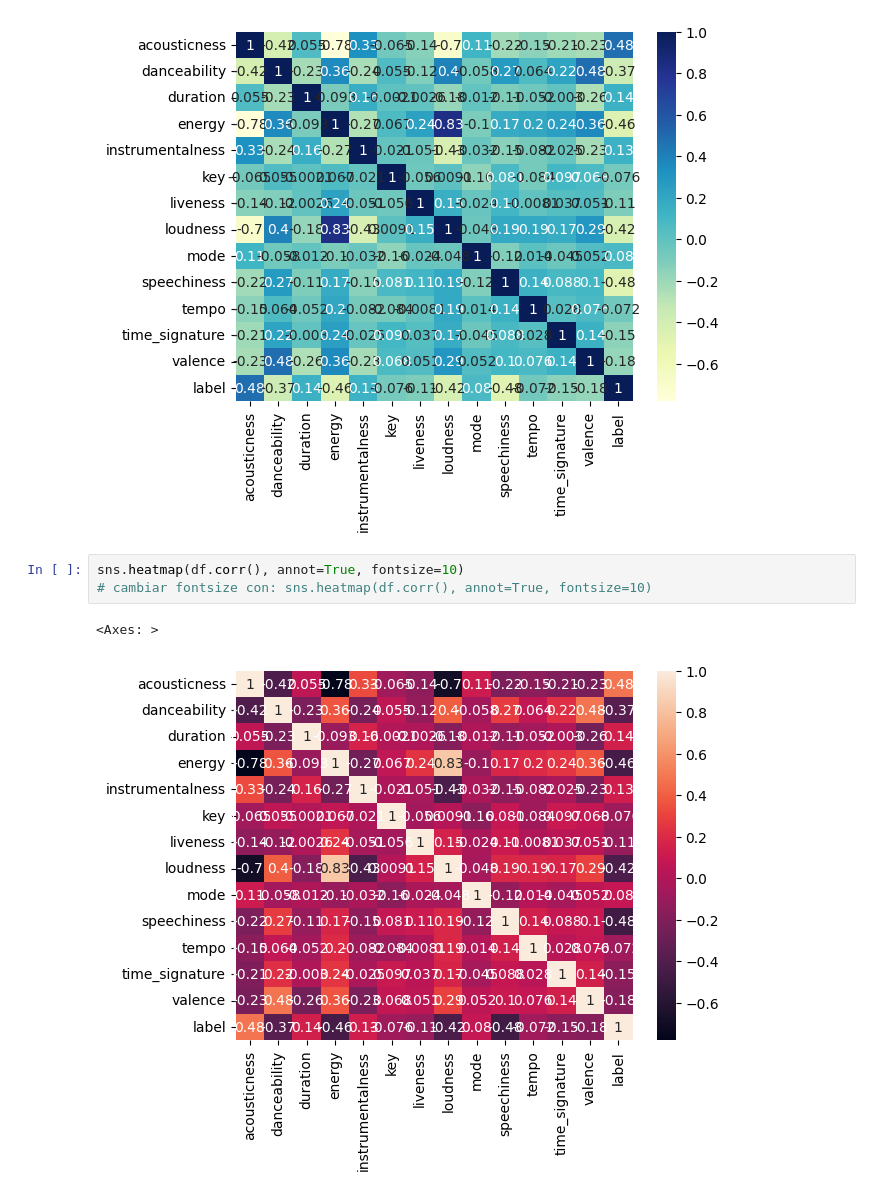
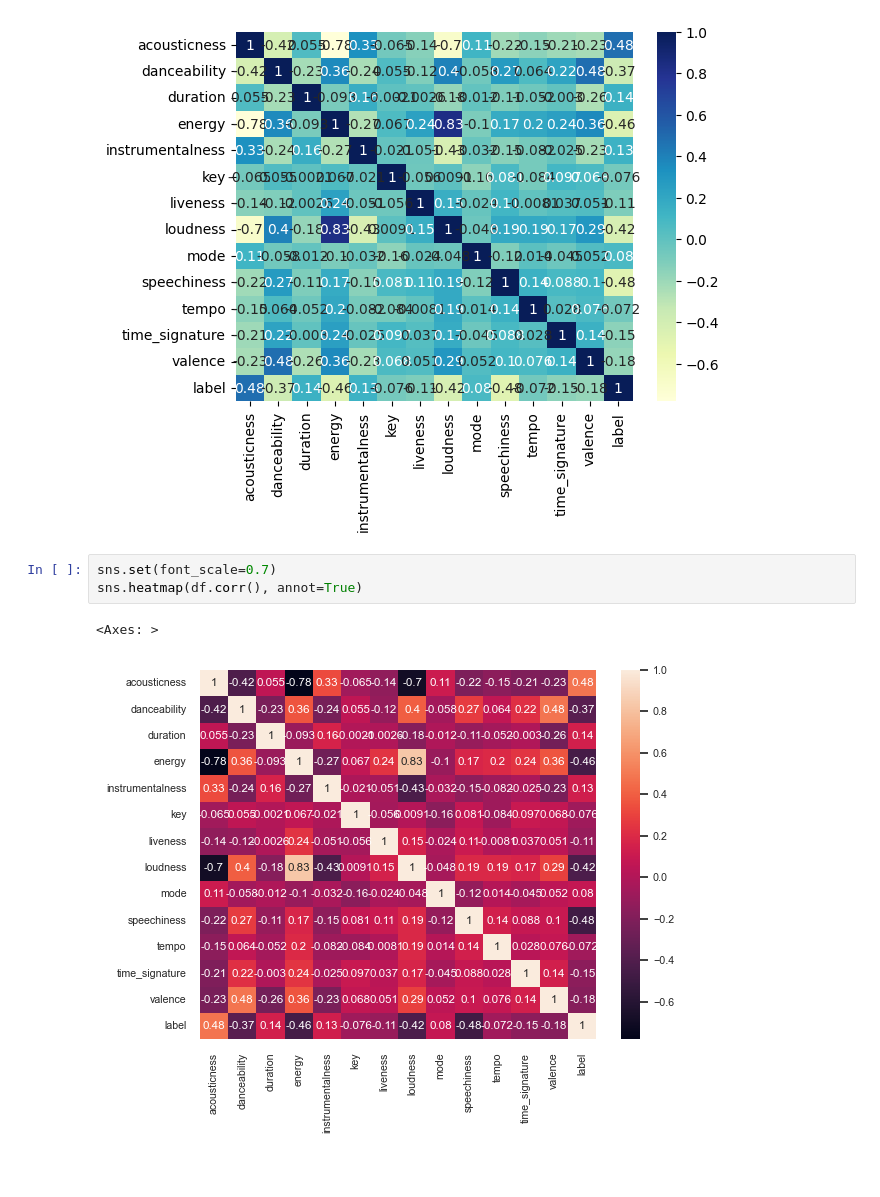
Before and after one commit to jorgeceferinovaldez/tp_final_analisis_datos, a Jupyter notebook: tp_grupal.ipynb, the cells around one changed output. Saved outputs shown, nothing was run; the diff lists cells and outputs as text; blank space fills up the shorter version.

```diff
--- a/tp_grupal.ipynb
+++ b/tp_grupal.ipynb
@@ -165,8 +185,8 @@ sns.heatmap(df.corr(), cmap="YlGnBu", annot=True)
 <Axes: >
 [figure]
 # %%
-sns.heatmap(df.corr(), annot=True, fontsize=10)
-# cambiar fontsize con: sns.heatmap(df.corr(), annot=True, fontsize=10)
+sns.set(font_scale=0.7)
+sns.heatmap(df.corr(), annot=True)
 # %% [output]
 <Axes: >
-[figure, old version]
+[figure, new version]
```
Also changed, not shown: parts of 1 cell of this notebook.
